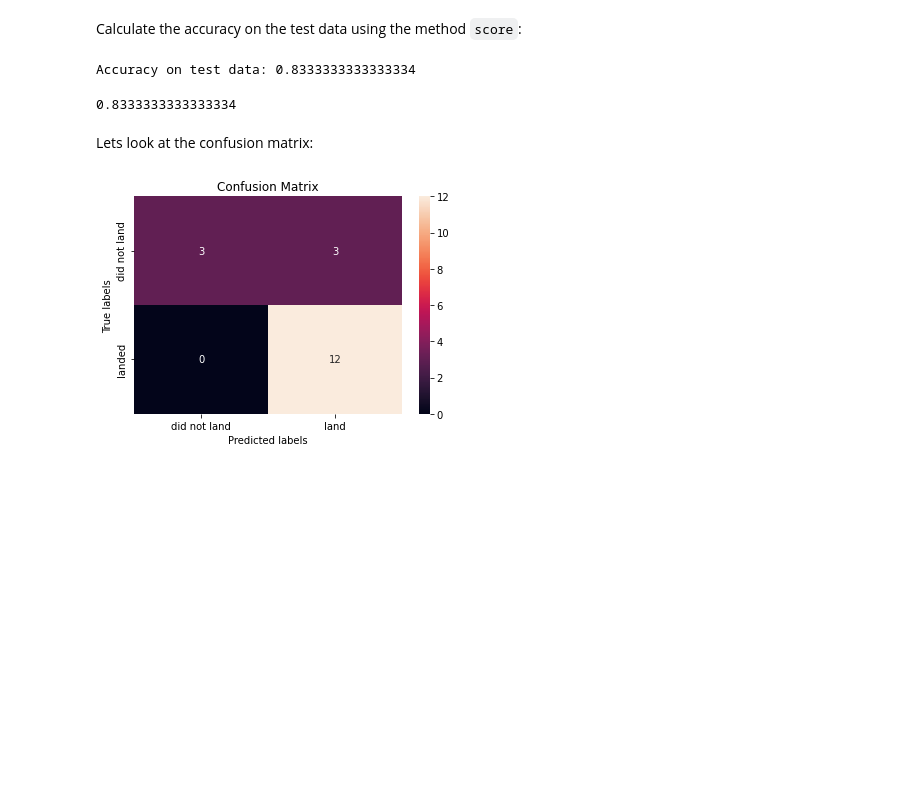
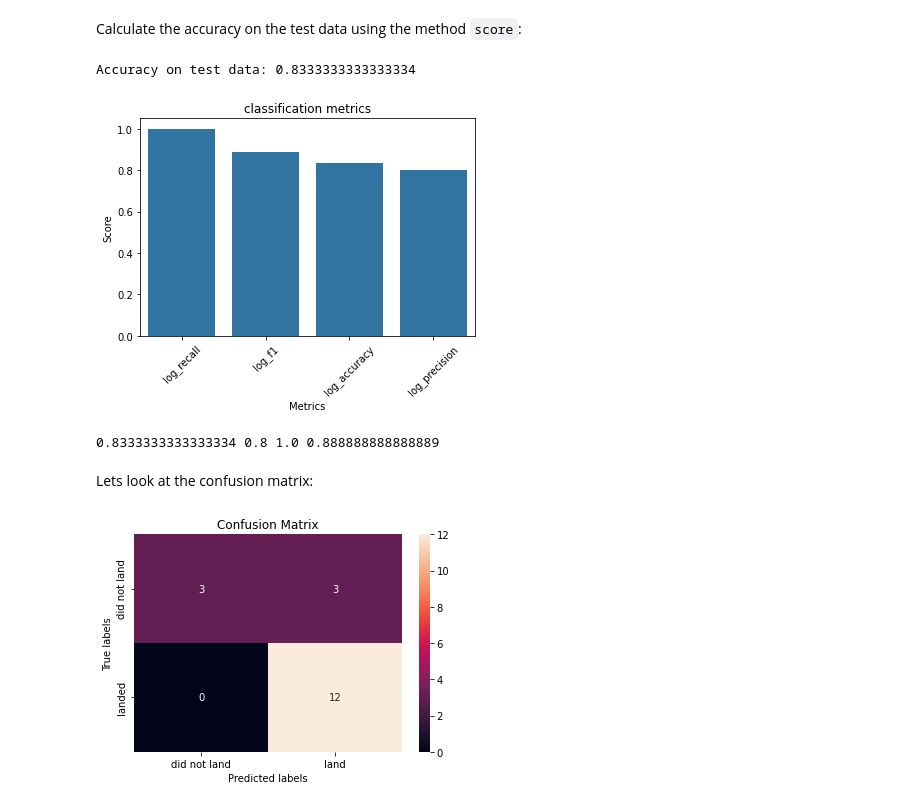
Before and after one commit to hsuanjenko/IBM-AppliedDS-Project, a Jupyter notebook: W4 - Predictive Analysis/SpaceX_Machine_Learning_Prediction_Part_5.jupyterlite.ipynb, the cells around one changed output. Saved outputs shown, nothing was run; the diff lists cells and outputs as text; code cells hidden in the pictures; blank space fills up the shorter version.

```diff
--- a/W4 - Predictive Analysis/SpaceX_Machine_Learning_Prediction_Part_5.jupyterlite.ipynb
+++ b/W4 - Predictive Analysis/SpaceX_Machine_Learning_Prediction_Part_5.jupyterlite.ipynb
@@ -207,12 +206,38 @@ print("Accuracy on test data:", accuracy)
 # %% [output]
 Accuracy on test data: 0.8333333333333334
-# %%
-from sklearn.metrics import accuracy_score
-Y_hat = logreg_cv.predict(X_test)
-score = accuracy_score(Y_test, Y_hat)
-score
-# %% [output]
-0.8333333333333334
+# %%
+from sklearn.metrics import accuracy_score, precision_score, recall_score, f1_score
+
+Y_hat = logreg_cv.predict(X_test)
+
+log_accuracy = accuracy_score(Y_test, Y_hat)
+log_precision = precision_score(Y_test, Y_hat)
+log_recall = recall_score(Y_test, Y_hat)
+log_f1 = f1_score(Y_test, Y_hat)
+
+metrics = ['log_accuracy', 'log_precision', 'log_recall', 'log_f1']
+score = [log_accuracy,log_precision, log_recall, log_f1]
+
+data = {'metrics': metrics, 'score': score}
+df_sorted = pd.DataFrame(data)
+df_sorted2 = df_sorted.sort_values(by = 'score', ascending=False )
+
+sns.barplot(x = 'metrics', y = 'score', data = df_sorted2)
+plt.xlabel('Metrics')
+plt.ylabel('Score')
+plt.title('classification metrics')
+plt.xticks(rotation=45)
+plt.show()
+# %% [output]
+[figure, added]
+# %%
+log_precision = precision_score(Y_test, Y_hat)
+log_recall = recall_score(Y_test, Y_hat)
+log_f1 = f1_score(Y_test, Y_hat)
+
+print(log_accuracy,log_precision, log_recall, log_f1)
+# %% [output]
+0.8333333333333334 0.8 1.0 0.888888888888889
 # %% [markdown]
 Lets look at the confusion matrix:
 # %%
```
Also changed, not shown: parts of 8 cells of this notebook, 2 other files.
